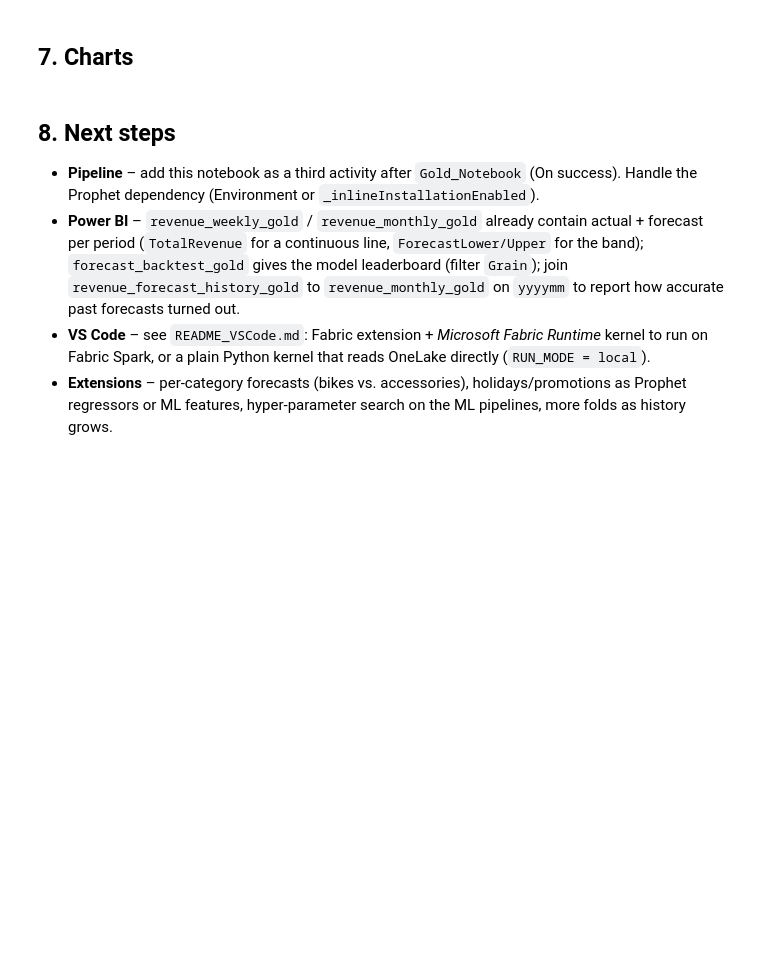
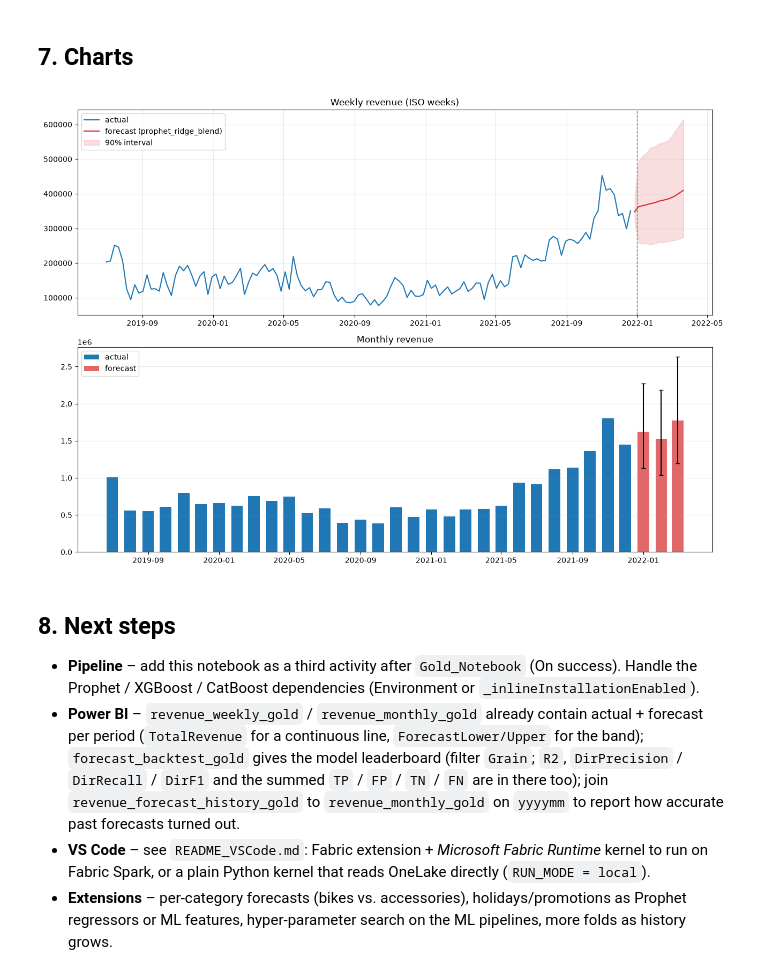
Before and after one commit to aahad699/sales_predictor, a Jupyter notebook: files/Revenue_Forecast_Notebook.ipynb, the cells around one changed output. Saved outputs shown, nothing was run; the diff lists cells and outputs as text; code cells hidden in the pictures; blank space fills up the shorter version.

```diff
--- a/files/Revenue_Forecast_Notebook.ipynb
+++ b/files/Revenue_Forecast_Notebook.ipynb
@@ -435,24 +672,27 @@ RUN_TS = datetime.now(timezone.utc)
 FORECAST_START = LAST_DATE + pd.Timedelta(days=1)
 
 def log_component_model(comp, model):
-    try:
-        name = f"{REGISTERED_MODEL}_{comp}"
+    try: #log the component model to MLflow, if it is a model that can be logged
+        name = f"{REGISTERED_MODEL}_{comp}"  #create registered model name by combining the base registered model prefix with the component name
         if comp == "prophet":
             mlflow.prophet.log_model(model, artifact_path=comp, registered_model_name=name)
         elif comp == "holt_damped":
             mlflow.statsmodels.log_model(model, artifact_path=comp, registered_model_name=name)
         elif comp.endswith("_lags"):
-            mlflow.sklearn.log_model(model["pipe"], artifact_path=comp, registered_model_name=name)
+            # cloudpickle explicitly: MLflow >= 3 defaults the sklearn flavour to skops, which refuses "untrusted" classes such as
+            # XGBRegressor / CatBoostRegressor inside the pipeline (older MLflow, e.g. the Fabric runtime, already defaults to cloudpickle)
+            mlflow.sklearn.log_model(model["pipe"], artifact_path=comp, registered_model_name=name,
+                                     serialization_format=mlflow.sklearn.SERIALIZATION_FORMAT_CLOUDPICKLE)
         else:
             mlflow.log_dict({"level": model["level"]}, f"{comp}.json")
     except Exception as e:      # a flavour problem must not fail the pipeline
         print(f"WARNING: could not log {comp} to MLflow: {e}")
 
-with mlflow.start_run(run_name=f"champion_{CHAMPION}") as run:
+with mlflow.start_run(run_name=f"champion_{CHAMPION}") as run: # purpose: to log the champion model and its predictions to MLflow, so that we can track the performance of the best model over time and compare it with other models in the future.
     fitted, preds = {}, {}
     for comp in CANDIDATES[CHAMPION]:
         fit_fn, predict_fn = COMPONENTS[comp]
-        fitted[comp] = fit_fn(daily)
+        fitted[comp] = fit_fn(daily) #train on all data.
         preds[comp]  = predict_fn(fitted[comp], FORECAST_START, HORIZON_DAYS)
     fc = blend(preds, CANDIDATES[CHAMPION]).rename(columns={"yhat": "ForecastRevenue", "yhat_lower": "ForecastLower", "yhat_upper": "ForecastUpper"})
 
@@ -492,7 +732,8 @@ with mlflow.start_run(run_name=f"champion_{CHAMPION}") as run:
                        "history_start": str(daily.index.min().date()), "history_end": str(LAST_DATE.date()),
                        "forecast_end": str(FORECAST_END.date()), "horizon_days": HORIZON_DAYS, "interval_width": INTERVAL_WIDTH, "run_mode": RUN_MODE})
     for grain in ("weekly", "monthly"):
-        mlflow.log_metrics({f"backtest_{grain}_{m}": float(v) for m, v in leaderboard.loc[CHAMPION, grain].items()})
+        mlflow.log_metrics({f"backtest_{grain}_{m}": float(v) for m, v in leaderboard.loc[CHAMPION, grain].items() if pd.notna(v)})
+        mlflow.log_metrics({f"backtest_{grain}_{c}": float(v) for c, v in confusion.loc[(grain, CHAMPION)].items()})
     mlflow.log_metric("forecast_total_revenue", float(fc["ForecastRevenue"].sum()))
     for name, df_ in (("forecast_daily", forecast_daily), ("forecast_weekly", forecast_weekly), ("forecast_monthly", forecast_monthly), ("backtest", backtest)):
         mlflow.log_text(df_.to_csv(index=False), f"{name}.csv")
@@ -522,27 +795,39 @@ if KEEP_FORECAST_HISTORY:   # one row per forecast month per run -> join to actu
 # %%
 import matplotlib.pyplot as plt
 
 fig, (ax1, ax2) = plt.subplots(2, 1, figsize=(13, 9))
 
 w = forecast_weekly.set_index("PeriodStart")
 w = w[(w["ActualDays"] + w["ForecastDays"]) == 7]          # complete weeks only (partial edge weeks would show as dips)
-hist = w[w["RecordType"] == "actual"]; fut = w[w["ForecastDays"] > 0]   # a mixed week is plotted as actual + forecast days
+hist = w[w["RecordType"] == "actual"]
+fut = w[w["ForecastDays"] > 0]   # a mixed week is plotted as actual + forecast days
 ax1.plot(hist.index, hist["ActualRevenue"], color="#1f77b4", label="actual")
 ax1.plot(fut.index, fut["TotalRevenue"], color="#d62728", label=f"forecast ({CHAMPION})")
 ax1.fill_between(fut.index, fut["ActualRevenue"] + fut["ForecastLower"], fut["ActualRevenue"] + fut["ForecastUpper"], color="#d62728", alpha=0.15, label=f"{int(INTERVAL_WIDTH*100)}% interval")
-ax1.axvline(LAST_DATE, color="grey", ls="--", lw=1); ax1.set_title("Weekly revenue (ISO weeks)"); ax1.legend(loc="upper left"); ax1.grid(alpha=0.3)
+ax1.axvline(LAST_DATE, color="grey", ls="--", lw=1)
+ax1.set_title("Weekly revenue (ISO weeks)")
+ax1.legend(loc="upper left")
+ax1.grid(alpha=0.3)
 
 m = forecast_monthly.set_index("PeriodStart")
 ax2.bar(m.index, m["ActualRevenue"], width=20, color="#1f77b4", label="actual")
 ax2.bar(m.index, m["ForecastRevenue"], width=20, bottom=m["ActualRevenue"], color="#d62728", alpha=0.7, label="forecast")
 fut_m = m[m["ForecastDays"] > 0]
 ax2.errorbar(fut_m.index, fut_m["ActualRevenue"] + fut_m["ForecastRevenue"],
-             yerr=[fut_m["ForecastRevenue"] - fut_m["ForecastLower"], fut_m["ForecastUpper"] - fut_m["ForecastRevenue"]], fmt="none", ecolor="black", capsize=3)
-ax2.set_title("Monthly revenue"); ax2.legend(loc="upper left"); ax2.grid(alpha=0.3, axis="y")
-plt.tight_layout(); plt.show()
+             yerr=[fut_m["ForecastRevenue"] - fut_m["ForecastLower"], #y1
+                   fut_m["ForecastUpper"] - fut_m["ForecastRevenue"]], #y2
+                   fmt="none", ecolor="black", #not to plot a line or markers
+                   capsize=3) #size (width) of caps
+ax2.set_title("Monthly revenue")
+ax2.legend(loc="upper left")
+ax2.grid(alpha=0.3, axis="y")
+plt.tight_layout()
+plt.show()
+# %% [output]
+[figure, added]
 # %% [markdown]
 ## 8. Next steps
-* **Pipeline** – add this notebook as a third activity after `Gold_Notebook` (On success). Handle the Prophet dependency (Environment or `_inlineInstallationEnabled`).
-* **Power BI** – `revenue_weekly_gold` / `revenue_monthly_gold` already contain actual + forecast per period (`TotalRevenue` for a continuous line, `ForecastLower/Upper` for the band); `forecast_backtest_gold` gives the model leaderboard (filter `Grain`); join `revenue_forecast_history_gold` to `revenue_monthly_gold` on `yyyymm` to report how accurate past forecasts turned out.
+* **Pipeline** – add this notebook as a third activity after `Gold_Notebook` (On success). Handle the Prophet / XGBoost / CatBoost dependencies (Environment or `_inlineInstallationEnabled`).
+* **Power BI** – `revenue_weekly_gold` / `revenue_monthly_gold` already contain actual + forecast per period (`TotalRevenue` for a continuous line, `ForecastLower/Upper` for the band); `forecast_backtest_gold` gives the model leaderboard (filter `Grain`; `R2`, `DirPrecision` / `DirRecall` / `DirF1` and the summed `TP` / `FP` / `TN` / `FN` are in there too); join `revenue_forecast_history_gold` to `revenue_monthly_gold` on `yyyymm` to report how accurate past forecasts turned out.
 * **VS Code** – see `README_VSCode.md`: Fabric extension + *Microsoft Fabric Runtime* kernel to run on Fabric Spark, or a plain Python kernel that reads OneLake directly (`RUN_MODE = local`).
 * **Extensions** – per-category forecasts (bikes vs. accessories), holidays/promotions as Prophet regressors or ML features, hyper-parameter search on the ML pipelines, more folds as history grows.
```
Also changed, not shown: parts of 14 cells of this notebook, 1 other file.
